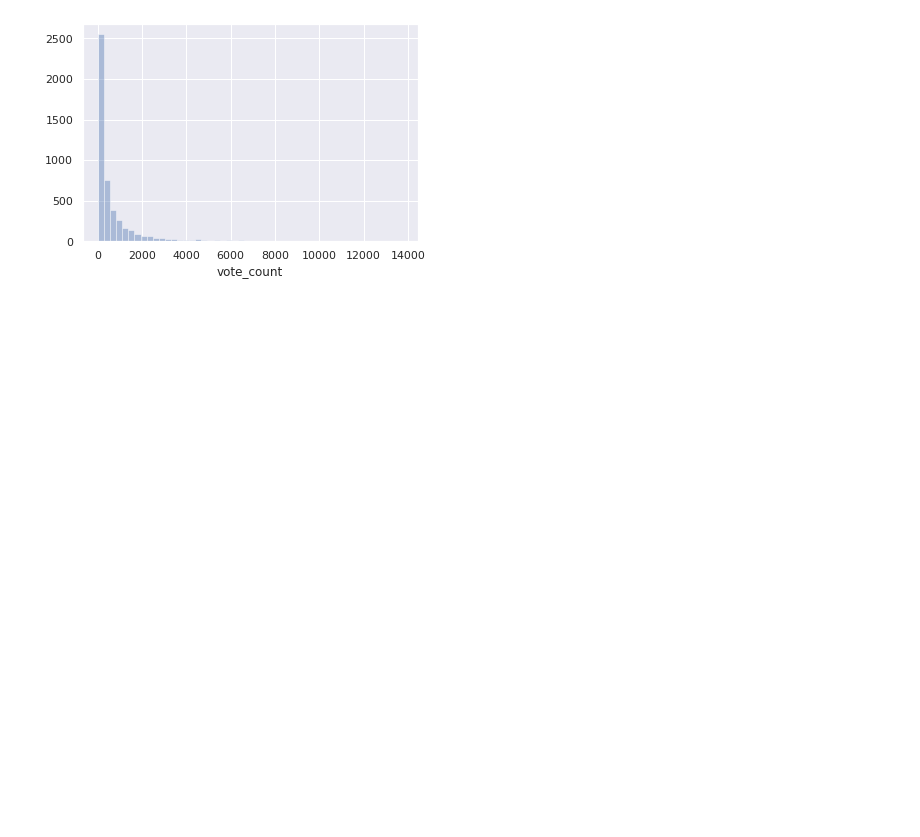
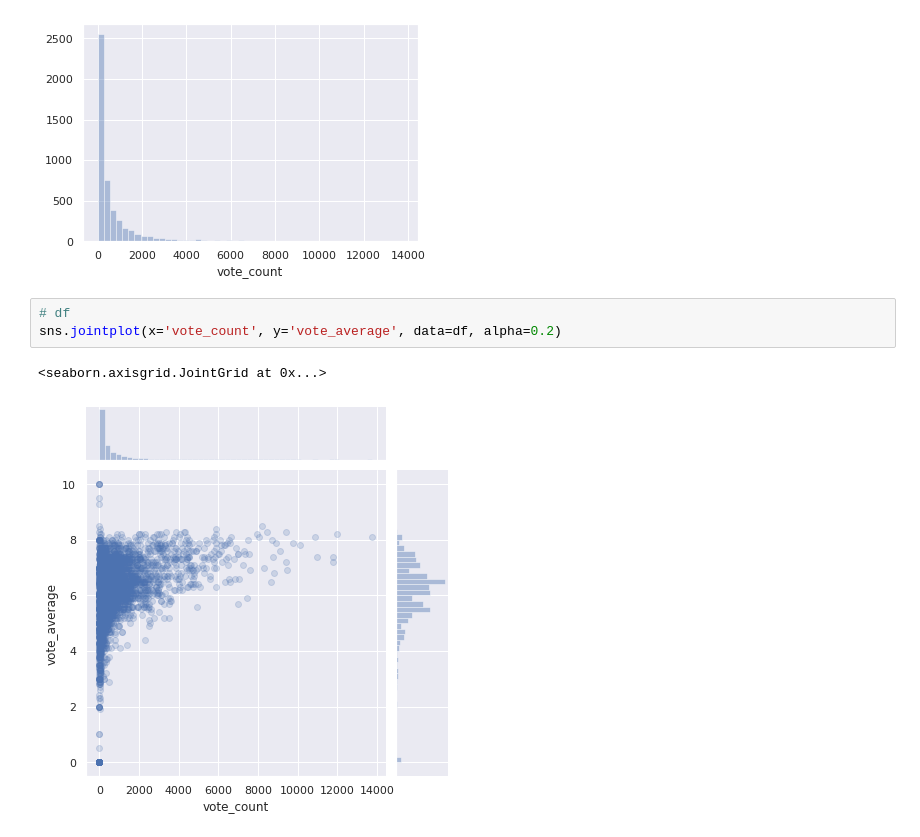
Before and after one commit to saka-21/python_coding, a Jupyter notebook: Seaborn.ipynb, the cells around one changed output. Drawn from its saved outputs; the diff is of its cells as text; blank space fills up the shorter version.

```diff
--- a/Seaborn.ipynb
+++ b/Seaborn.ipynb
@@ -28,3 +28,9 @@ sns.distplot(df['vote_count'], norm_hist=False, kde=False)
 # %% [output]
 <matplotlib.axes._subplots.AxesSubplot at 0x...>
 [figure]
+# %%
+# df
+sns.jointplot(x='vote_count', y='vote_average', data=df, alpha=0.2)
+# %% [output]
+<seaborn.axisgrid.JointGrid at 0x...>
+[figure, added]
```
Also changed, not shown: parts of 6 cells of this notebook, 1 other file.
